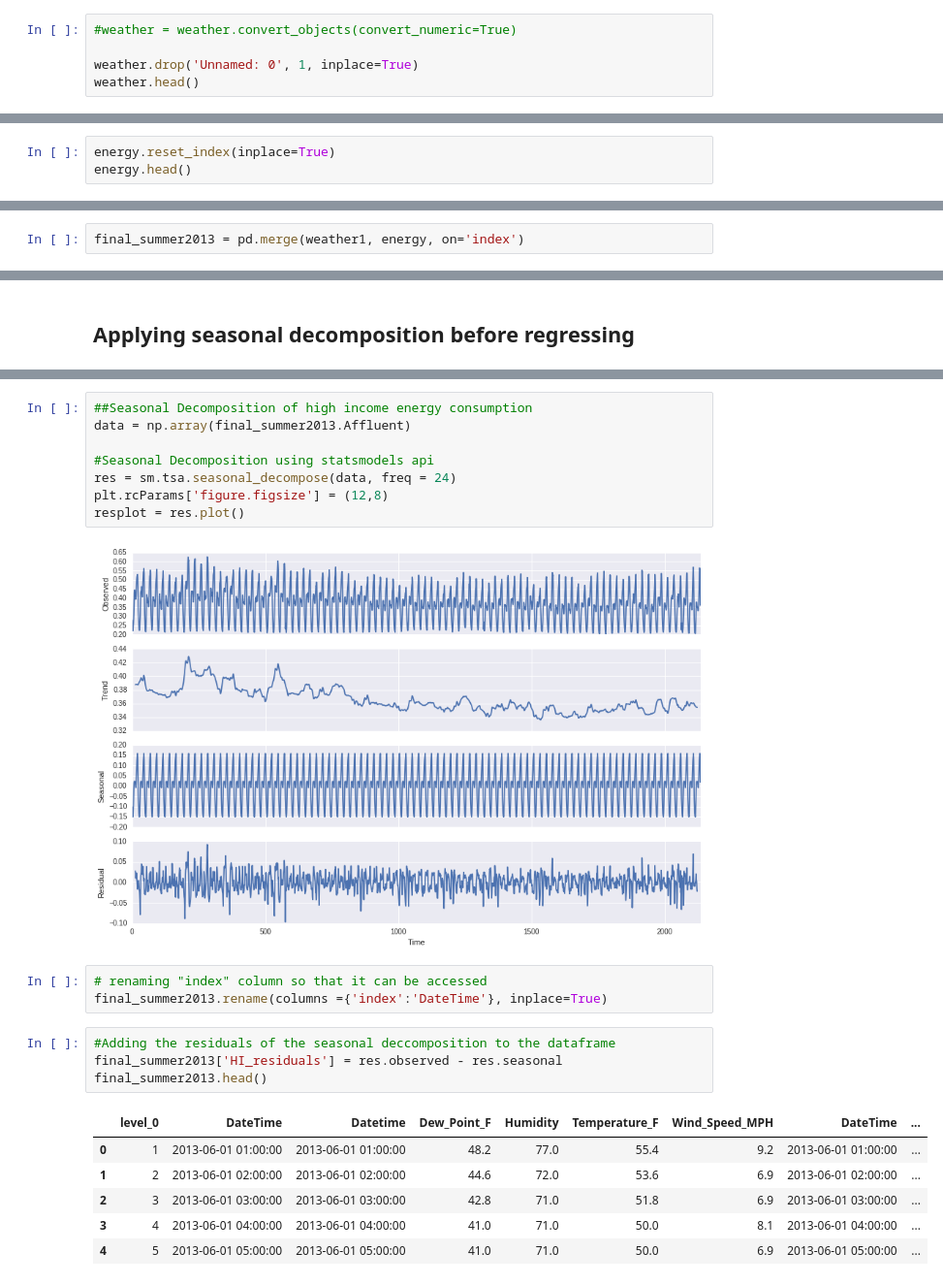
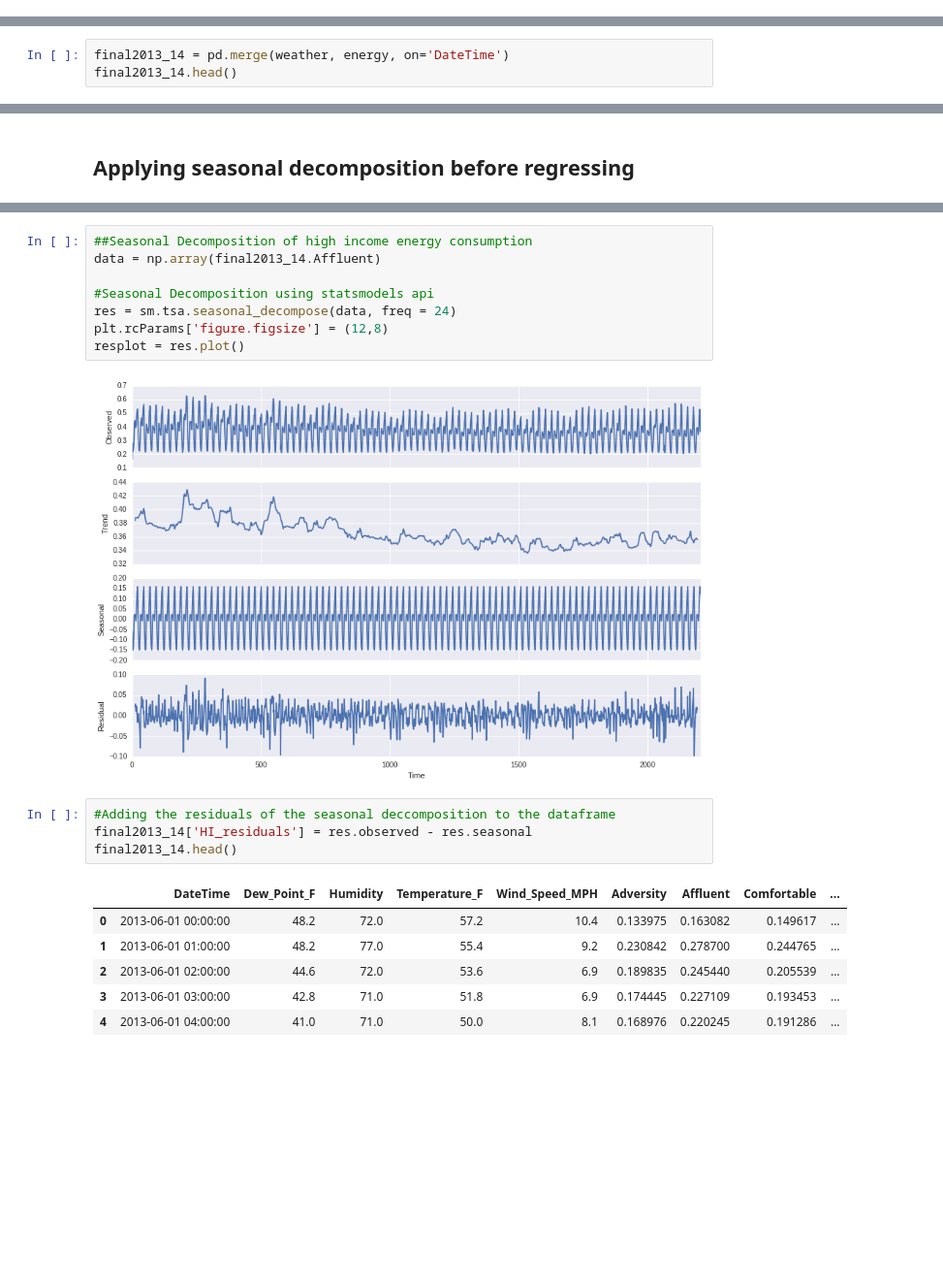
Before and after one commit to connorchency/Taming-the-Peak, a Jupyter notebook: analysis/Analysis_vsg_s13.ipynb, the cells around one changed output, grey strips where cells are left out. Shown at 97% size. Saved outputs shown, nothing was run; the diff lists cells and outputs as text; blank space fills up the shorter version.

```diff
--- a/analysis/Analysis_vsg_s13.ipynb
+++ b/analysis/Analysis_vsg_s13.ipynb
@@ -144,8 +70,3 @@ pl.show()
 [figure]
 # %% [markdown]
 ## Merge and plot energy and weather data
-# %%
-#weather = weather.convert_objects(convert_numeric=True)
-
-weather.drop('Unnamed: 0', 1, inplace=True)
-weather.head()
@@ -159,3 +72,0 @@ weather.head()
-# %%
-energy.reset_index(inplace=True)
-energy.head()
@@ -179,2 +73,3 @@ weather1.head()
 # %%
-final_summer2013 = pd.merge(weather1, energy, on='index')
+final2013_14 = pd.merge(weather, energy, on='DateTime')
+final2013_14.head()
@@ -266,25 +270,22 @@ The main reason of energy consumption variability is the daily cycle of energy u
 # %%
 ##Seasonal Decomposition of high income energy consumption
-data = np.array(final_summer2013.Affluent)
+data = np.array(final2013_14.Affluent)
 
 #Seasonal Decomposition using statsmodels api
 res = sm.tsa.seasonal_decompose(data, freq = 24)
 plt.rcParams['figure.figsize'] = (12,8)
 resplot = res.plot()
 # %% [output]
-[figure, old version]
+[figure, new version]
-# %%
-# renaming "index" column so that it can be accessed
-final_summer2013.rename(columns ={'index':'DateTime'}, inplace=True)
 # %%
 #Adding the residuals of the seasonal deccomposition to the dataframe
-final_summer2013['HI_residuals'] = res.observed - res.seasonal
-final_summer2013.head()
+final2013_14['HI_residuals'] = res.observed - res.seasonal
+final2013_14.head()
 # %% [output]
-|  | level_0 | DateTime | Datetime | Dew_Point_F | Humidity | Temperature_F | Wind_Speed_MPH | DateTime | ... |
-| 0 | 1 | 2013-06-01 01:00:00 | 2013-06-01 01:00:00 | 48.2 | 77.0 | 55.4 | 9.2 | 2013-06-01 01:00:00 | ... |
-| 1 | 2 | 2013-06-01 02:00:00 | 2013-06-01 02:00:00 | 44.6 | 72.0 | 53.6 | 6.9 | 2013-06-01 02:00:00 | ... |
-| 2 | 3 | 2013-06-01 03:00:00 | 2013-06-01 03:00:00 | 42.8 | 71.0 | 51.8 | 6.9 | 2013-06-01 03:00:00 | ... |
-| 3 | 4 | 2013-06-01 04:00:00 | 2013-06-01 04:00:00 | 41.0 | 71.0 | 50.0 | 8.1 | 2013-06-01 04:00:00 | ... |
-| 4 | 5 | 2013-06-01 05:00:00 | 2013-06-01 05:00:00 | 41.0 | 71.0 | 50.0 | 6.9 | 2013-06-01 05:00:00 | ... |
+|  | DateTime | Dew_Point_F | Humidity | Temperature_F | Wind_Speed_MPH | Adversity | Affluent | Comfortable | ... |
+| 0 | 2013-06-01 00:00:00 | 48.2 | 72.0 | 57.2 | 10.4 | 0.133975 | 0.163082 | 0.149617 | ... |
+| 1 | 2013-06-01 01:00:00 | 48.2 | 77.0 | 55.4 | 9.2 | 0.230842 | 0.278700 | 0.244765 | ... |
+| 2 | 2013-06-01 02:00:00 | 44.6 | 72.0 | 53.6 | 6.9 | 0.189835 | 0.245440 | 0.205539 | ... |
+| 3 | 2013-06-01 03:00:00 | 42.8 | 71.0 | 51.8 | 6.9 | 0.174445 | 0.227109 | 0.193453 | ... |
+| 4 | 2013-06-01 04:00:00 | 41.0 | 71.0 | 50.0 | 8.1 | 0.168976 | 0.220245 | 0.191286 | ... |
 # %%
```
Also changed, not shown: parts of 40 cells of this notebook.
